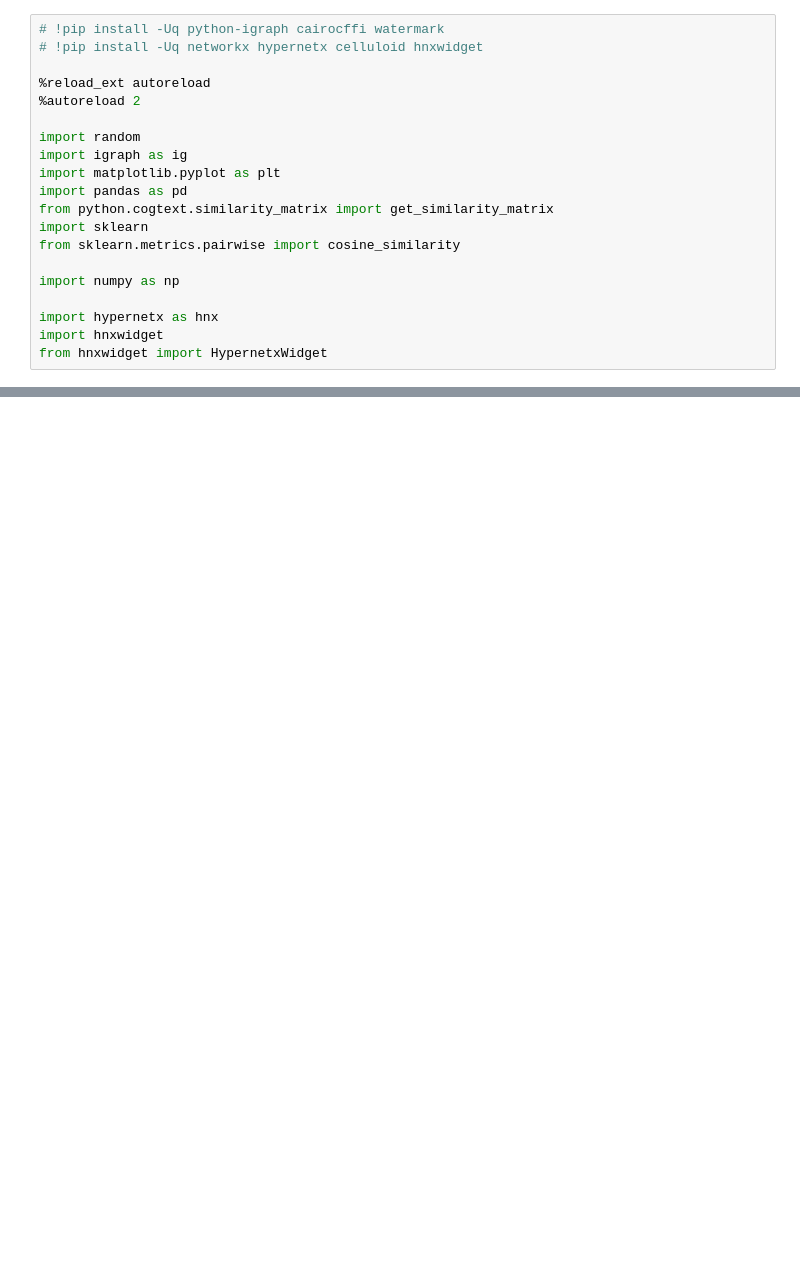
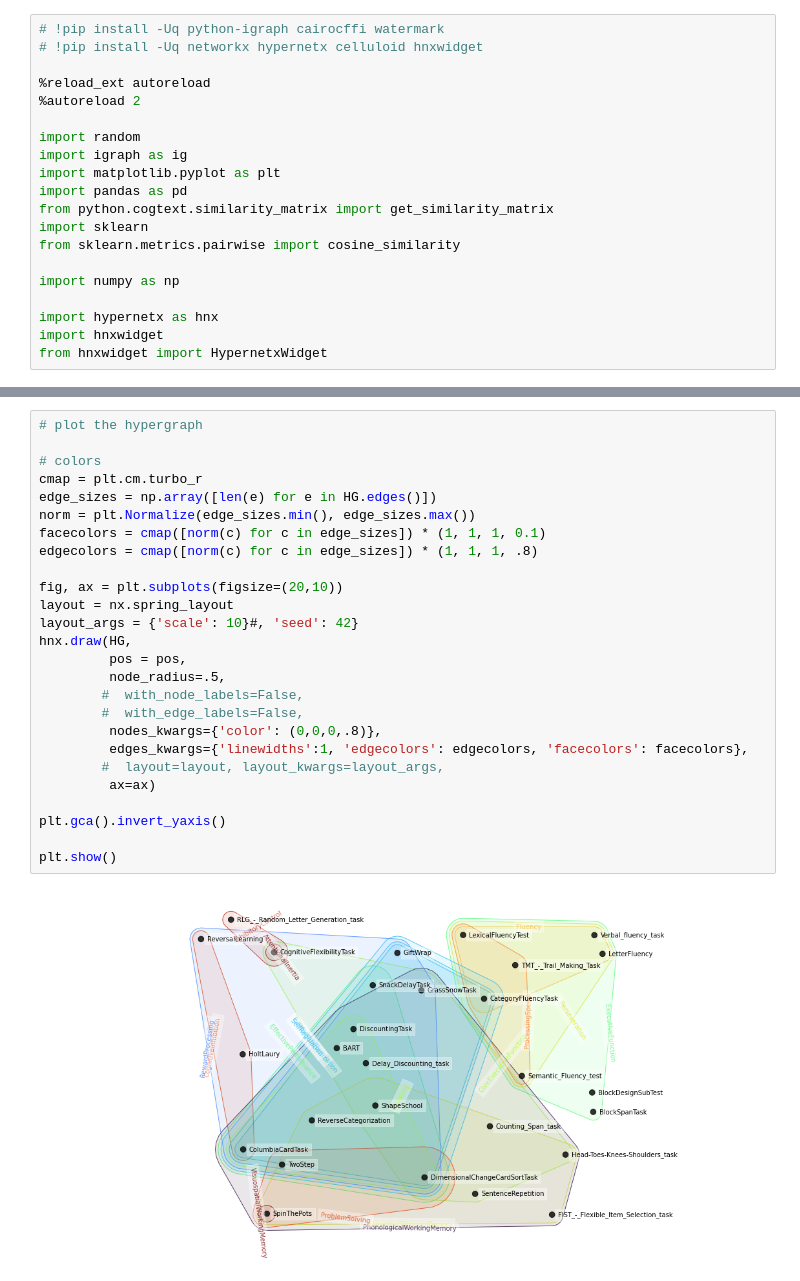
Before and after one commit to morteza/CogText, a Jupyter notebook: notebooks/7 Hypergraphs.ipynb, the cells around one changed output, grey strips where cells are left out. Drawn from its saved outputs; the diff is of its cells as text; blank space fills up the shorter version.

Commit message:
cosyne2022 visualizations and formulas
Former-commit-id: 5cab8644fdff9bc32cc30b3ca51c543ef4f14ea7

```diff
--- a/notebooks/7 Hypergraphs.ipynb
+++ b/notebooks/7 Hypergraphs.ipynb
@@ -174,0 +118,28 @@ plt.show()
+# %%
+# plot the hypergraph
+
+# colors
+cmap = plt.cm.turbo_r
+edge_sizes = np.array([len(e) for e in HG.edges()])
+norm = plt.Normalize(edge_sizes.min(), edge_sizes.max())
+facecolors = cmap([norm(c) for c in edge_sizes]) * (1, 1, 1, 0.1)
+edgecolors = cmap([norm(c) for c in edge_sizes]) * (1, 1, 1, .8)
+
+fig, ax = plt.subplots(figsize=(20,10))
+layout = nx.spring_layout
+layout_args = {'scale': 10}#, 'seed': 42}
+hnx.draw(HG,
+         pos = pos,
+         node_radius=.5,
+        #  with_node_labels=False,
+        #  with_edge_labels=False,
+         nodes_kwargs={'color': (0,0,0,.8)},
+         edges_kwargs={'linewidths':1, 'edgecolors': edgecolors, 'facecolors': facecolors},
+        #  layout=layout, layout_kwargs=layout_args,
+         ax=ax)
+
+plt.gca().invert_yaxis()
+
+plt.show()
+# %% [output]
+[figure, added]
```
Also changed, not shown: parts of 12 cells of this notebook, 6 other files.
